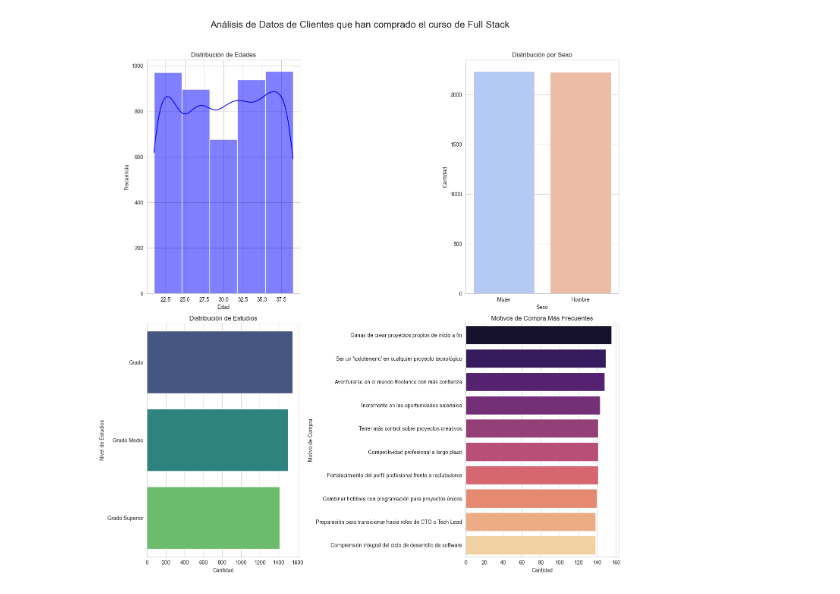
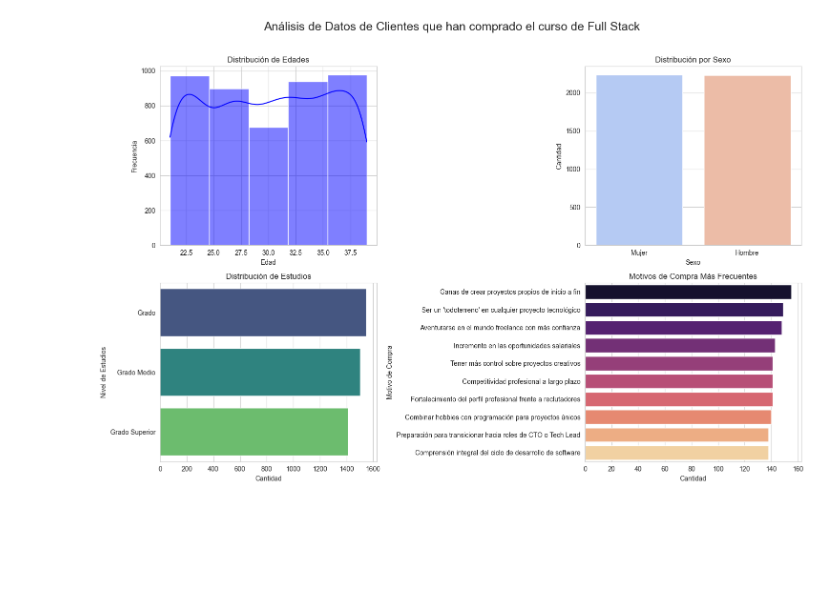
Before and after one commit to santiagorodriguez-dev/pf_02_exploracion_datos_modelo, a Jupyter notebook: notebooks/02_generacion_datos_modelo_.ipynb, the cells around one changed output. Drawn from its saved outputs; the diff is of its cells as text; code cells hidden in the pictures; blank space fills up the shorter version.

```diff
--- a/notebooks/02_generacion_datos_modelo_.ipynb
+++ b/notebooks/02_generacion_datos_modelo_.ipynb
@@ -36,7 +36,7 @@ import seaborn as sns
 sns.set_style("whitegrid")
 
 # Crear figura y ejes para subplots
-fig, axes = plt.subplots(2, 2, figsize=(14, 15))  # 3 filas, 2 columnas
+fig, axes = plt.subplots(2, 2, figsize=(15, 10))  # 3 filas, 2 columnas
 fig.suptitle("Análisis de Datos de Clientes que han comprado el curso de Full Stack", fontsize=18)  # Título principal
 
 # Gráfico 1: Histograma de edades
@@ -44,33 +44,33 @@ sns.histplot(df["edad"], bins=5, kde=True, ax=axes[0, 0], color="blue")
 axes[0, 0].set_title("Distribución de Edades")
 axes[0, 0].set_xlabel("Edad")
 axes[0, 0].set_ylabel("Frecuencia")
 
 # Gráfico 2: Conteo por sexo
 sns.countplot(x="sexo", data=df, ax=axes[0, 1], palette="coolwarm")
 axes[0, 1].set_title("Distribución por Sexo")
 axes[0, 1].set_xlabel("Sexo")
 axes[0, 1].set_ylabel("Cantidad")
 
 # Gráfico 3: Conteo de niveles de estudio
 sns.countplot(y="estudios", data=df, order=df["estudios"].value_counts().index, ax=axes[1, 0], palette="viridis")
 axes[1, 0].set_title("Distribución de Estudios")
 axes[1, 0].set_xlabel("Cantidad")
 axes[1, 0].set_ylabel("Nivel de Estudios")
 
 # Gráfico 5: Motivos de compra más frecuentes (Top 10)
 top_motivos = df["motivo_compra"].value_counts().nlargest(10)
 sns.barplot(y=top_motivos.index, x=top_motivos.values, ax=axes[1, 1], palette="magma")
 axes[1, 1].set_title("Motivos de Compra Más Frecuentes")
 axes[1, 1].set_xlabel("Cantidad")
 axes[1, 1].set_ylabel("Motivo de Compra")
 
 # Gráfico vacío para mantener la estructura de 3x2
 #axes[1, 1].axis("off")
 
 # Ajustar diseño para evitar solapamientos
 plt.tight_layout(rect=[0, 0, 1, 0.96])  # Ajuste para dejar espacio al título
 plt.show()
 # %% [output]
-[figure, old version]
+[figure, new version]
 # %%
 df = bd.select_datos("leads")
```
Also changed, not shown: parts of 2 cells of this notebook.
